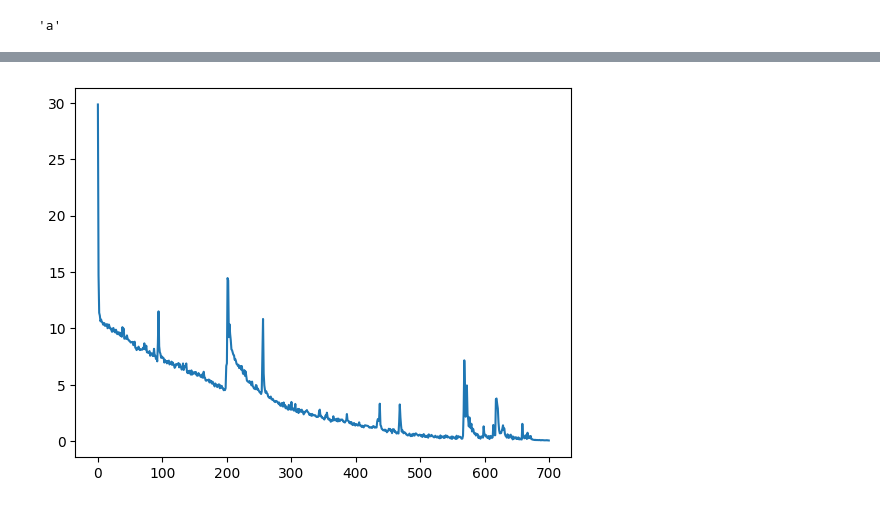
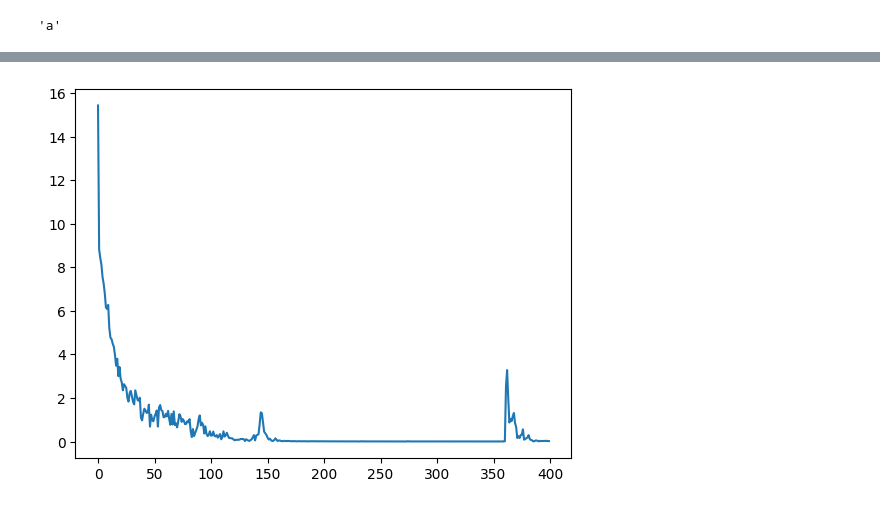
Before and after one commit to skyneton/pytorch-char-seq2seq, a Jupyter notebook: seq2seq-v2.ipynb, the cells around one changed output, grey strips where cells are left out. Drawn from its saved outputs; the diff is of its cells as text; code cells hidden in the pictures.

Commit message:
optimize

```diff
--- a/seq2seq-v2.ipynb
+++ b/seq2seq-v2.ipynb
@@ -73,5 +65,5 @@ decoder = CharRNNNetwork()
 # %%
-datasets = [
+dataset = [
     ["Hello", "Hi"],
     ["I", "My"],
     ["I am", "I m"],
@@ -129,3 +128,13 @@ datasets = [
+# %%
+def str2tensor(s):
+  data = torch.zeros(s.__len__(), 4, 256)
+  for i, c in enumerate(s):
+    c = ord(c)
+    for j in range(4):
+      data[i, j, c & 255] = 1
+      c = c >> 8
+
+  return data
 # %%
 def char2tensor(c):
   data = torch.zeros(1, 4, 256)
@@ -225,3 +198,32 @@ def train(epochs: int = 100):
+# %%
+def train(epochs: int = 10):
+  encoder_optimizer = optim.Adam(encoder.parameters(), lr=1e-3)
+  decoder_optimizer = optim.Adam(decoder.parameters(), lr=1e-3)
+  criterion = nn.NLLLoss()
+
+  losses = []
+
+  for epoch in range(epochs):
+    loss_avg = 0
+    for i, (x, y) in enumerate(dataset):
+      encoder_optimizer.zero_grad()
+      decoder_optimizer.zero_grad()
+
+      loss = get_loss(criterion, x, y)
+      # loss += get_loss(criterion, y, x)
+
+      loss.backward()
+
+      encoder_optimizer.step()
+      decoder_optimizer.step()
+
+      loss_avg += (loss.item() - loss_avg) / (i + 1)
+
+    losses.append(loss_avg)
+    if (epoch + 1) % 10 == 0 or epoch == 0 or epoch == epochs - 1:
+      print("[{}/{}] Loss: {:.6F}".format(epoch + 1, epochs, loss_avg))
+
+  show_plot(losses)
 # %%
-train(epochs = 700)
+train(epochs = 400)
 # %% [output]
@@ -245 +247 @@ train(epochs = 700)
-[figure, old version]
+[figure, new version]
```
Also changed, not shown: parts of 16 cells of this notebook.
